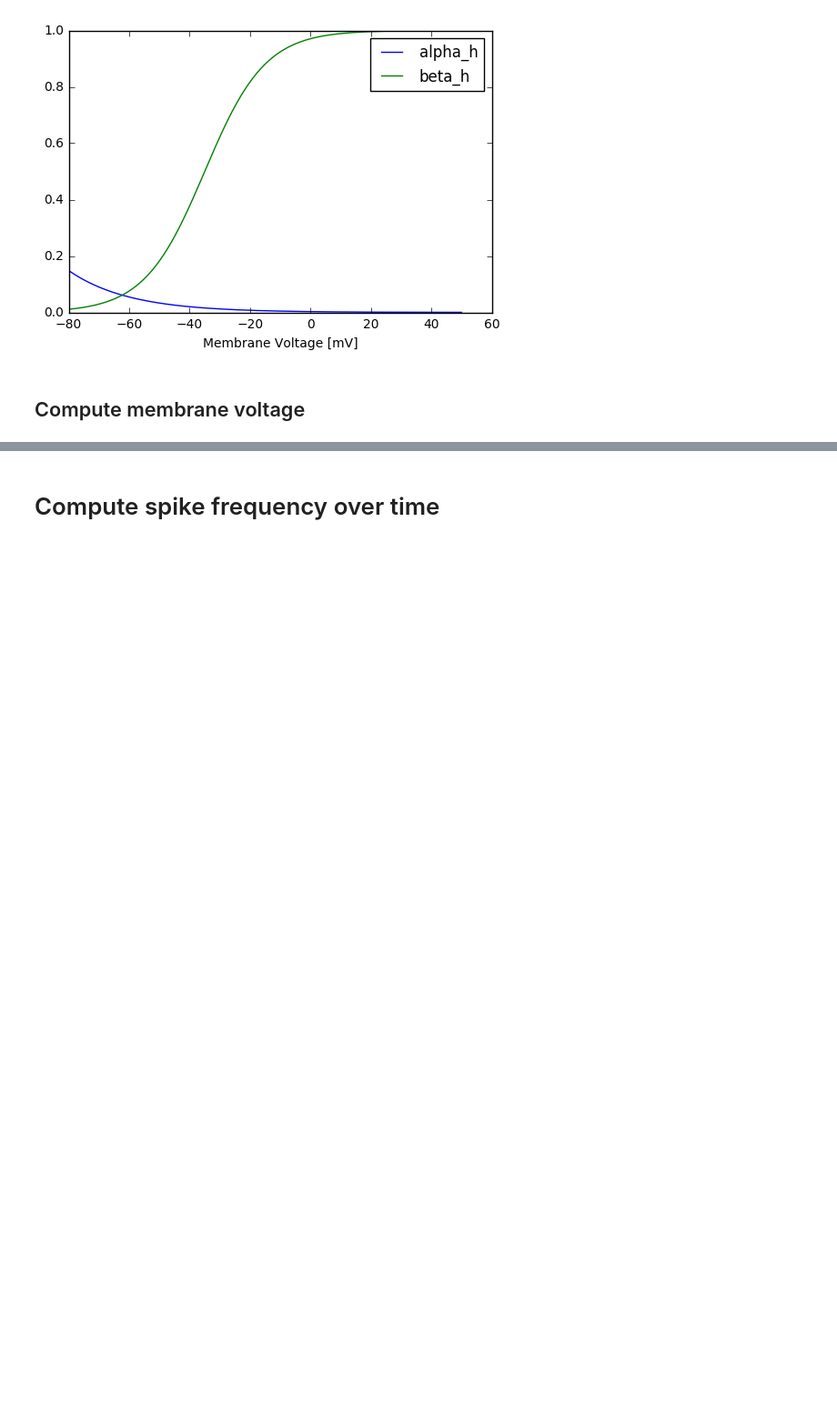
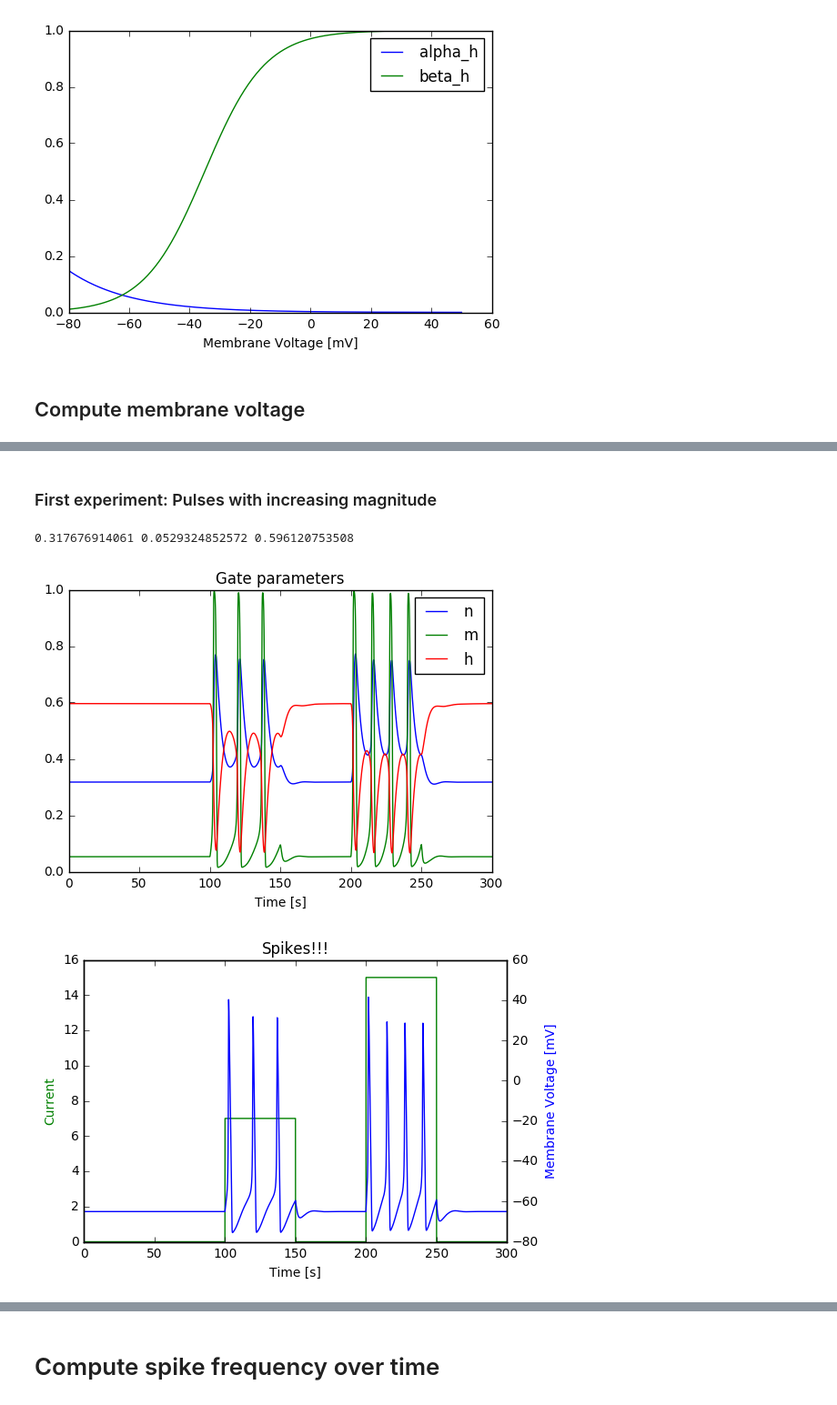
Before and after one commit to stes/msne, a Jupyter notebook: Computational Neuroscience.ipynb, the cells around one changed output, grey strips where cells are left out. Shown: that part at 91% size. Cells and saved outputs as stored; diff of their text form; code cells hidden in the pictures; blank space fills up the shorter version.

```diff
--- a/Computational Neuroscience.ipynb
+++ b/Computational Neuroscience.ipynb
@@ -162,0 +120,42 @@ print(n[-1],m[-1],h[-1])
+# %% [markdown]
+### First experiment: Pulses with increasing magnitude
+# %%
+total_time = 300 #s
+dt = 0.01
+nb_samples = int(total_time / dt)
+
+tt = np.linspace(0, total_time, nb_samples)
+I_in = np.zeros((nb_samples,))
+timeslice = lambda start, end : slice(int(start/dt), int(end/dt))
+
+I_in[timeslice(100,150)] = 7
+I_in[timeslice(200,250)] = 15
+
+u, I_out, n, m, h = compute(I_in, dt)
+
+# ----------- plotting ---------------- #
+
+plot(tt, n, label="n")
+plot(tt, m, label="m")
+plot(tt, h, label="h")
+xlabel("Time [s]")
+legend()
+title("Gate parameters")
+show()
+
+fig, ax1 = subplots()
+
+ax2 = ax1.twinx()
+ax1.plot(tt, I_in, 'g-')
+ax2.plot(tt, u, 'b-')
+
+ax1.set_xlabel('Time [s]')
+ax1.set_ylabel('Current', color='g')
+ax2.set_ylabel('Membrane Voltage [mV]', color='b')
+ax2.set_ylim([-80, 60])
+title("Spikes!!!")
+show()
+# %% [output]
+0.317676914061 0.0529324852572 0.596120753508
+[figure, added]
+[figure, added]
```
Also changed, not shown: parts of 8 cells of this notebook, 1 other file.
